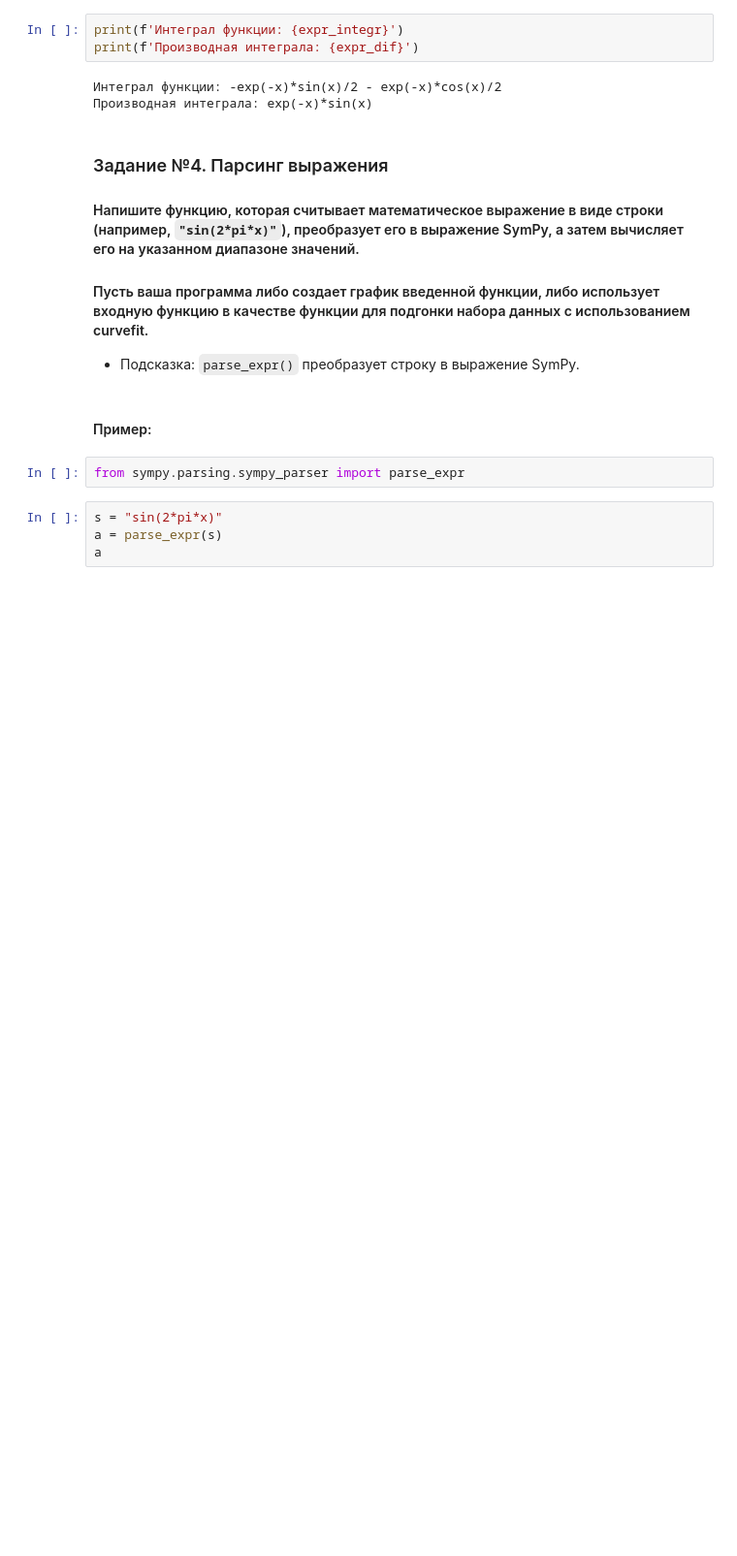
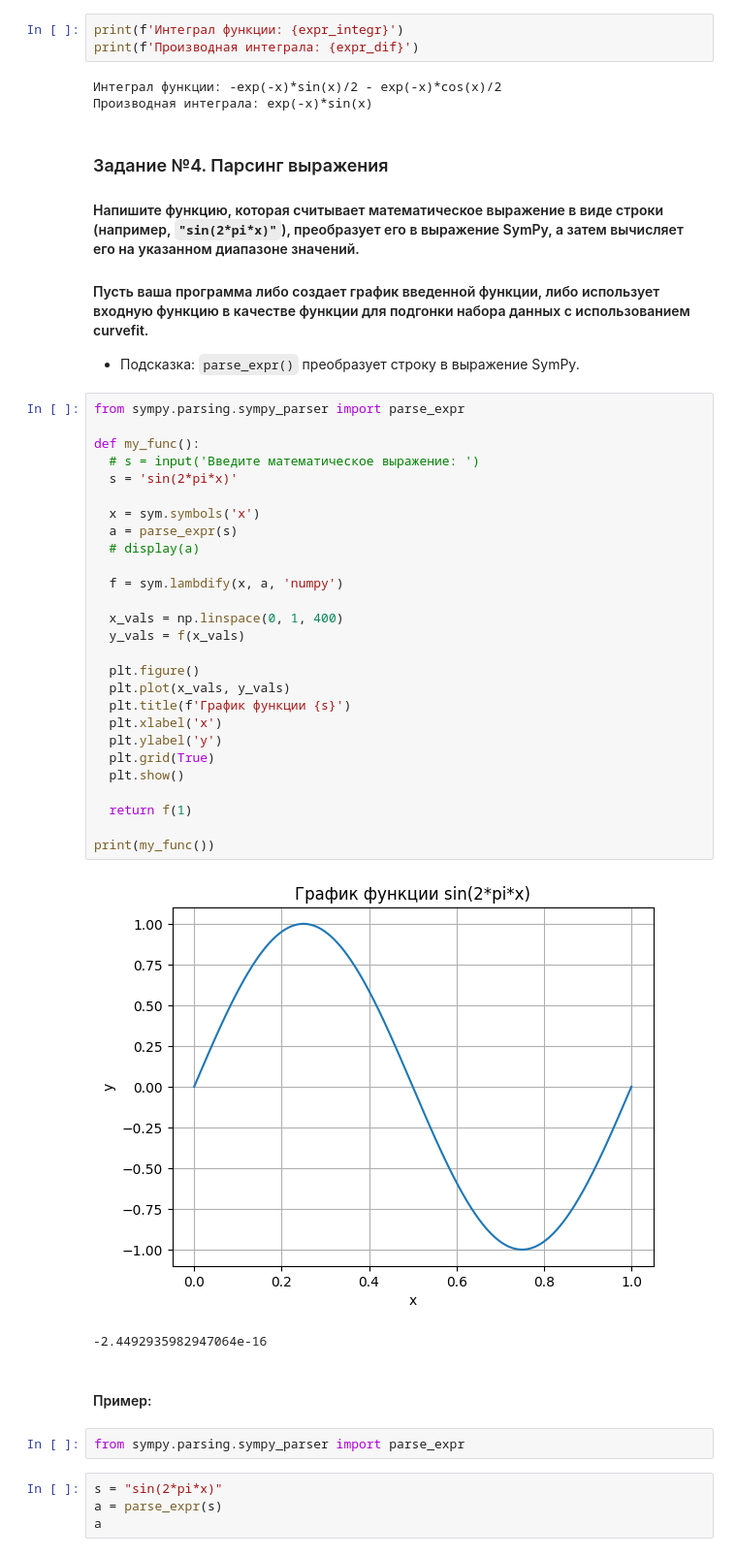
Before and after one commit to ilyak0n/comp_math, a Jupyter notebook: 7. Библиотека SymPy/Практическая_работа_№7_Библиотека_SymPy.ipynb, the cells around one changed output. Shown at 97% size. Drawn from its saved outputs; the diff is of its cells as text; blank space fills up the shorter version.

```diff
--- a/7. Библиотека SymPy/Практическая_работа_№7_Библиотека_SymPy.ipynb
+++ b/7. Библиотека SymPy/Практическая_работа_№7_Библиотека_SymPy.ipynb
@@ -129,6 +131,36 @@ print(f'Производная интеграла: {expr_dif}')
 #### Пусть ваша программа либо создает график введенной функции, либо использует входную функцию в качестве функции для подгонки набора данных с использованием curvefit.
 
 - Подсказка: `parse_expr()` преобразует строку в выражение SymPy.
+# %%
+from sympy.parsing.sympy_parser import parse_expr
+
+def my_func():
+  # s = input('Введите математическое выражение: ')
+  s = 'sin(2*pi*x)'
+
+  x = sym.symbols('x')
+  a = parse_expr(s)
+  # display(a)
+
+  f = sym.lambdify(x, a, 'numpy')
+
+  x_vals = np.linspace(0, 1, 400)
+  y_vals = f(x_vals)
+
+  plt.figure()
+  plt.plot(x_vals, y_vals)
+  plt.title(f'График функции {s}')
+  plt.xlabel('x')
+  plt.ylabel('y')
+  plt.grid(True)
+  plt.show()
+
+  return f(1)
+
+print(my_func())
+# %% [output]
+[figure, added]
+-2.4492935982947064e-16
 # %% [markdown]
 #### Пример:
 # %%
```
Also changed, not shown: parts of 16 cells of this notebook.
